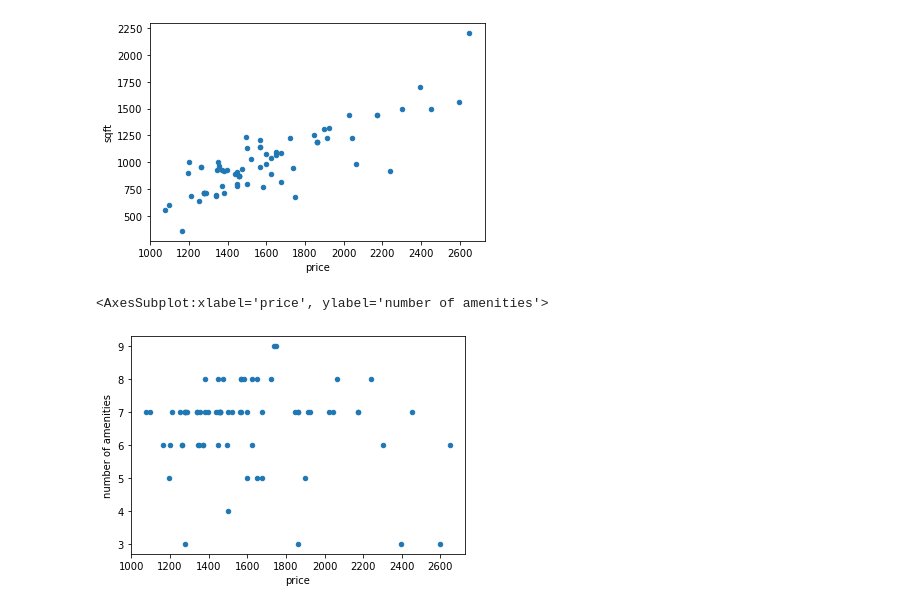
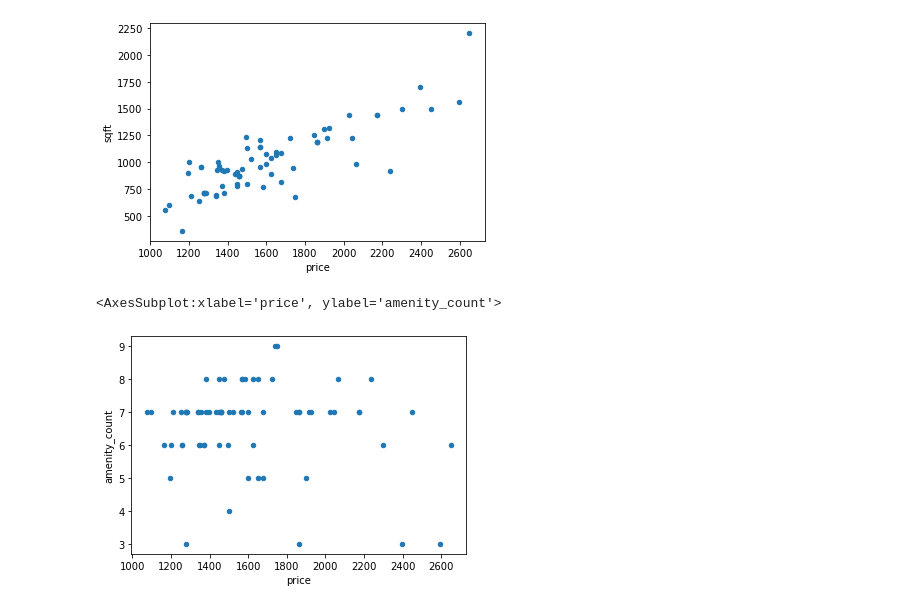
Before and after one commit to icycake7/main, a Jupyter notebook: First Segment Rubric - Clean/spokane_data_clean.ipynb, the cells around one changed output. Saved outputs shown, nothing was run; the diff lists cells and outputs as text; code cells hidden in the pictures.

```diff
--- a/First Segment Rubric - Clean/spokane_data_clean.ipynb
+++ b/First Segment Rubric - Clean/spokane_data_clean.ipynb
@@ -138,6 +138,6 @@ print(num_occurrences)
 # %%
 #Create count of amenities
 counts = spokane_clean_df['amenities'].apply(lambda x: x.count(','))
-spokane_clean_df['number of amenities'] = counts
+spokane_clean_df['amenity_count'] = counts
 spokane_clean_df.head()
 # %% [output]
@@ -220,10 +220,10 @@ spokane_clean_df.plot(x='price', y='sqft', kind='scatter')
 [figure]
 # %%
 # Create scatter plot to compare sqft to price
-spokane_clean_df.plot(x='price', y='number of amenities', kind='scatter')
+spokane_clean_df.plot(x='price', y='amenity_count', kind='scatter')
 # %% [output]
-<AxesSubplot:xlabel='price', ylabel='number of amenities'>
+<AxesSubplot:xlabel='price', ylabel='amenity_count'>
-[figure, old version]
+[figure, new version]
 # %%
 #Save data into csv file
 spokane_clean_df.to_csv('../First Segment Rubric - Clean/csv/spokane_clean_data.csv',index= False)
```
Also changed, not shown: parts of 6 cells of this notebook, 7 other files.
